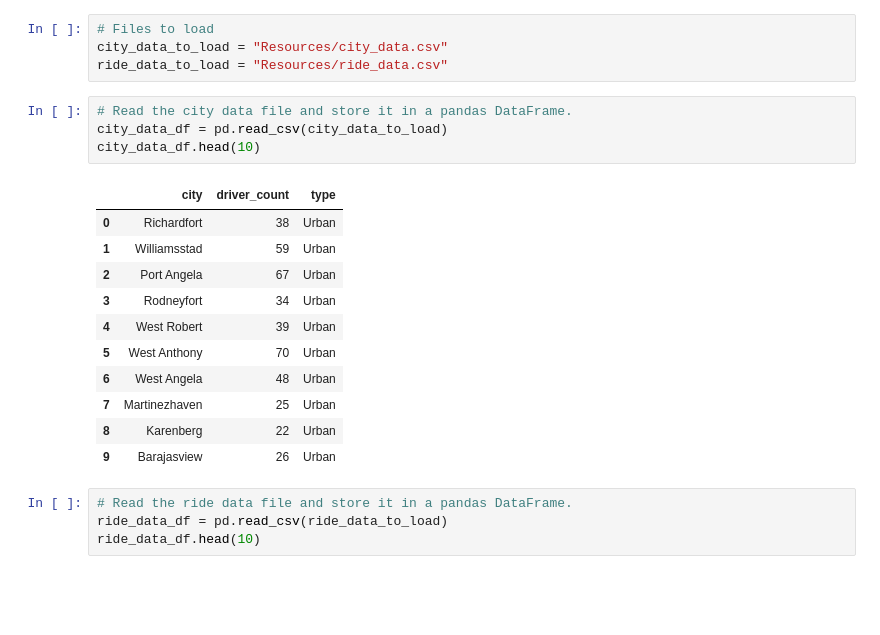
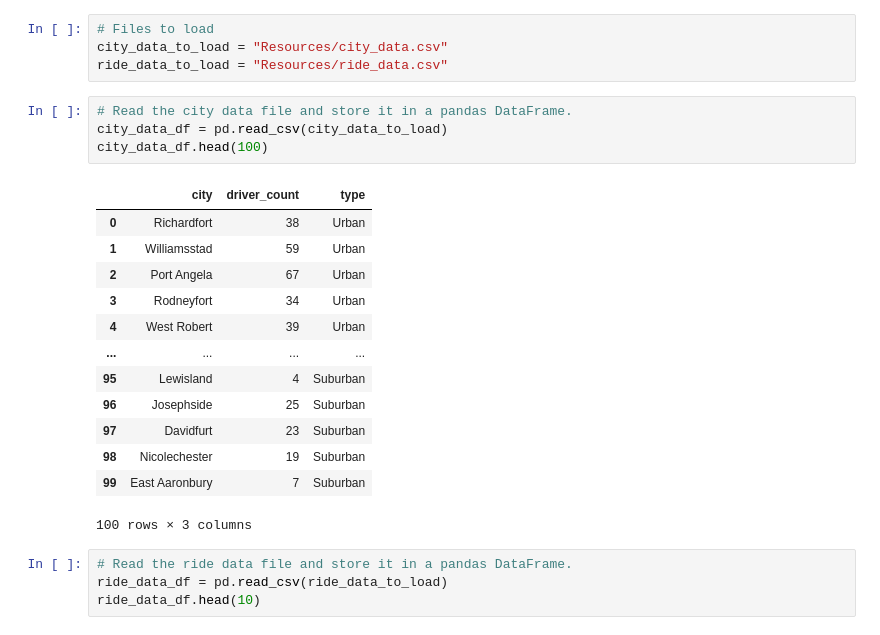
Before and after one commit to lawrencegoodwyn/PyBer_Analysis, a Jupyter notebook: PyBer.ipynb, the cells around one changed output. Saved outputs shown, nothing was run; the diff lists cells and outputs as text; blank space fills up the shorter version.

```diff
--- a/PyBer.ipynb
+++ b/PyBer.ipynb
@@ -11,19 +11,21 @@ ride_data_to_load = "Resources/ride_data.csv"
 # %%
 # Read the city data file and store it in a pandas DataFrame.
 city_data_df = pd.read_csv(city_data_to_load)
-city_data_df.head(10)
+city_data_df.head(100)
 # %% [output]
 |  | city | driver_count | type |
 | 0 | Richardfort | 38 | Urban |
 | 1 | Williamsstad | 59 | Urban |
 | 2 | Port Angela | 67 | Urban |
 | 3 | Rodneyfort | 34 | Urban |
 | 4 | West Robert | 39 | Urban |
-| 5 | West Anthony | 70 | Urban |
-| 6 | West Angela | 48 | Urban |
-| 7 | Martinezhaven | 25 | Urban |
-| 8 | Karenberg | 22 | Urban |
-| 9 | Barajasview | 26 | Urban |
+| ... | ... | ... | ... |
+| 95 | Lewisland | 4 | Suburban |
+| 96 | Josephside | 25 | Suburban |
+| 97 | Davidfurt | 23 | Suburban |
+| 98 | Nicolechester | 19 | Suburban |
+| 99 | East Aaronbury | 7 | Suburban |
+100 rows × 3 columns
 # %%
 # Read the ride data file and store it in a pandas DataFrame.
 ride_data_df = pd.read_csv(ride_data_to_load)
```
Also changed, not shown: parts of 26 cells of this notebook, 4 other files.
